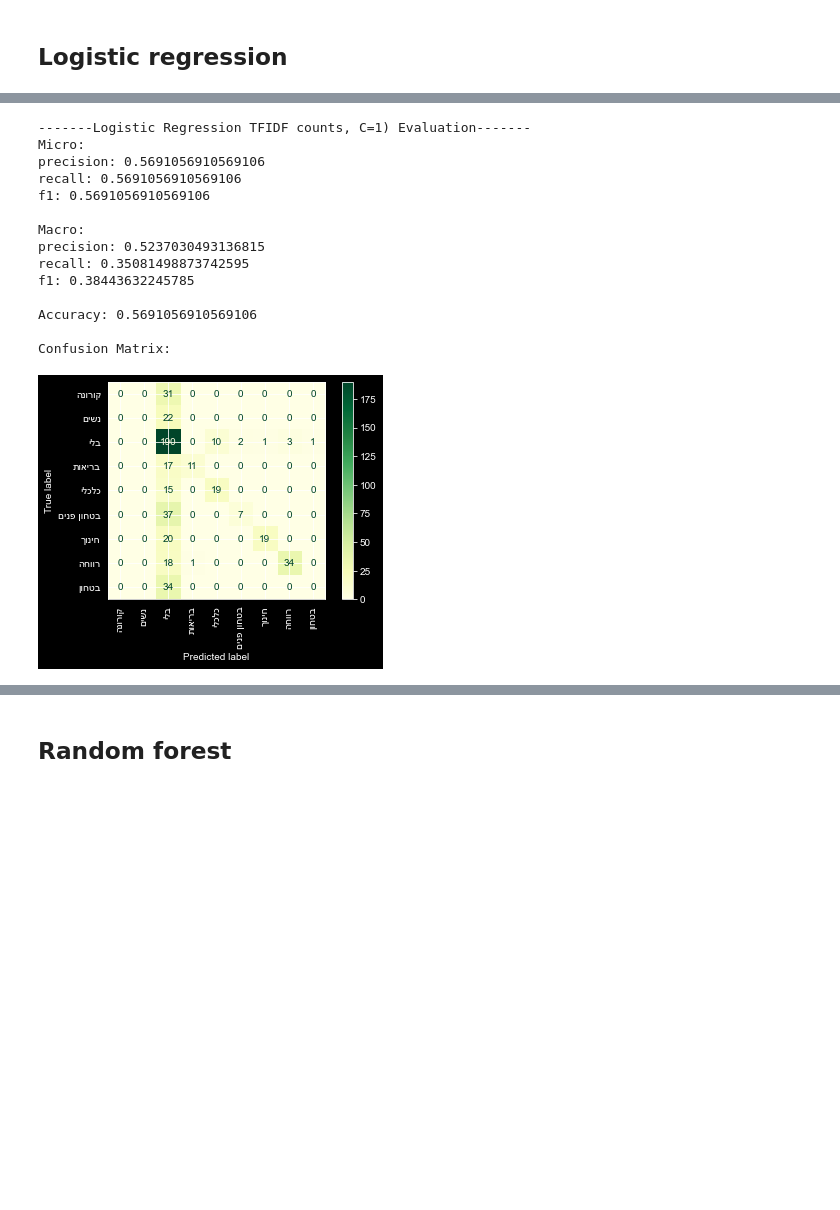
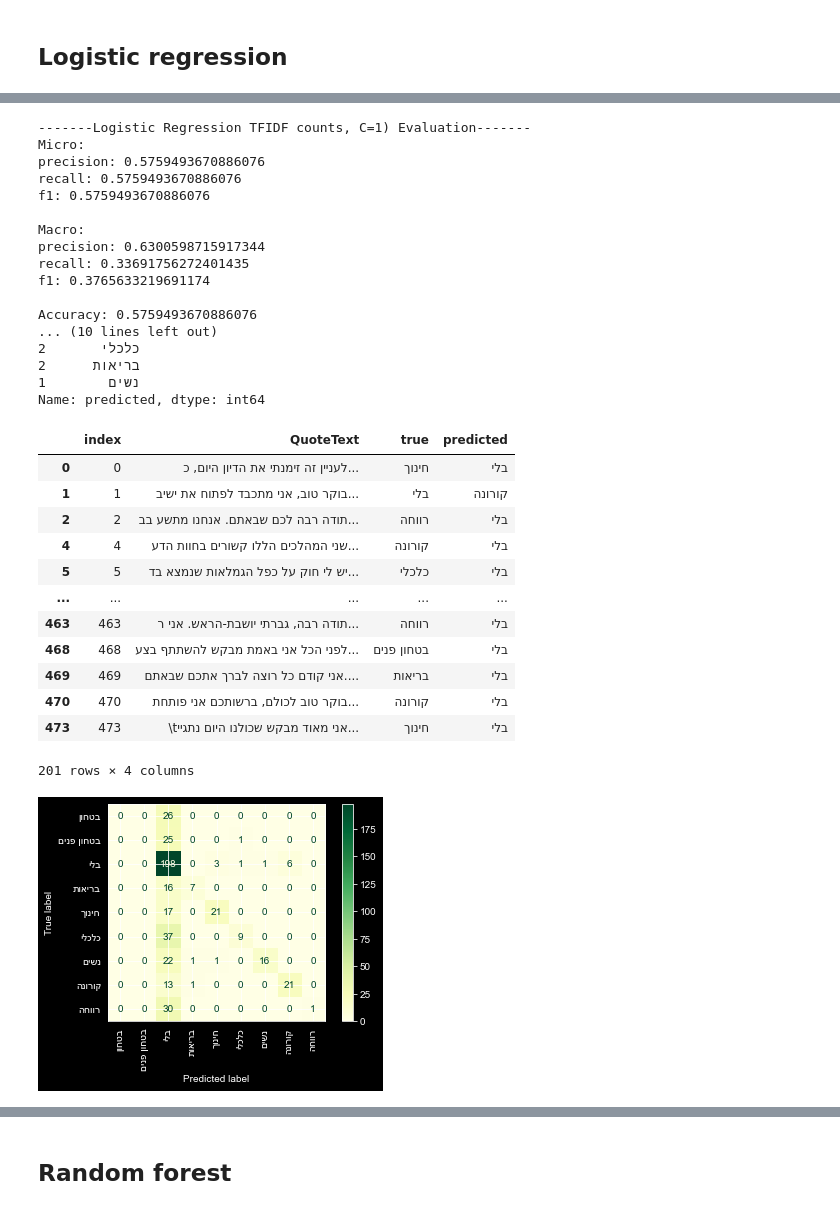
Before and after one commit to NitzanBarzilay/KnessetTopicClassification, a Jupyter notebook: notebooks/4 - Topic classification.ipynb, the cells around one changed output, grey strips where cells are left out. Cells and saved outputs as stored; diff of their text form; code cells hidden in the pictures; blank space fills up the shorter version.

Commit message:
classification models - phase 2

```diff
--- a/notebooks/4 - Topic classification.ipynb
+++ b/notebooks/4 - Topic classification.ipynb
@@ -13,6 +12,7 @@ from sklearn.metrics import confusion_matrix, precision_score, recall_score, f1_
 into training and test sets
 # %%
 df = pd.read_csv(f'../data/6 - Classification data/full_classification_df.csv')
+df.dropna(subset=['NonStopwordsQuoteText'],inplace=True)
 df.head()
 # %% [output]
 |  | Type | QuoteWordCount | QuoteLen | StartDate | Speaker | QuoteText | NonStopwordsQuoteText | Tag |
@@ -93,6 +93,6 @@ f1_macro: 0.43133888135140347
 # %% [markdown]
 #### Logistic Regression with TFIDF
 # %%
-logistic_tfidf_model, logistic_tfidf_predicted = cross_validate_and_save_model(LogisticRegression(), X_train_tfidf, y_train, X_test_tfidf, kf, scoring, 'logistic_tfidf_counts')
+logistic_tfidf_model, logistic_tfidf_predicted = cross_validate_and_save_model(LogisticRegression(), X_train_tfidf, y_train, X_test_tfidf, kf, scoring, 'logistic_tfidf_counts',1)
 # %% [output]
 cross validation scores (5fold) for logistic_tfidf_counts:
@@ -201,27 +201,7 @@ f1_macro: 0.29308442400727036
 # %% [markdown]
 # Evaluation
-# %%
-def evaluate(title,true_labels,predicted_labels):
-    import warnings
-    with warnings.catch_warnings():
-        warnings.simplefilter("ignore")
-        print(title)
-        prec_mic=precision_score(true_labels, predicted_labels, average="micro")
-        rec_mic=recall_score(true_labels, predicted_labels, average="micro")
-        f1_mic=f1_score(true_labels, predicted_labels, average="micro")
-        print(f"Micro:\nprecision: {prec_mic}\nrecall: {rec_mic}\nf1: {f1_mic}\n")
-
-        prec_mac=precision_score(true_labels, predicted_labels, average="macro")
-        rec_mac=recall_score(true_labels, predicted_labels,average="macro")
-        f1_mac=f1_score(true_labels, predicted_labels, average="macro")
-        print(f"Macro:\nprecision: {prec_mac}\nrecall: {rec_mac}\nf1: {f1_mac}\n")
-
-
-        acc=accuracy_score(true_labels, predicted_labels)
-        print(f"Accuracy: {acc}\n")
-
-        cm=confusion_matrix(true_labels, predicted_labels)
-        labels = [label[::-1] for label in ['קורונה','נשים','בלי','בריאות','כלכלי','בטחון פנים','חינוך','רווחה','בטחון']]
-        cmd = ConfusionMatrixDisplay(cm, display_labels=labels)
-        print("Confusion Matrix:")
-        cmd.plot(xticks_rotation=90, cmap="YlGn")
+# %%
+quotes = X_test.reset_index()
+quotes['true'] = y_test
+mat_tags = ['בטחון','בטחון פנים','בלי','בריאות','חינוך','כלכלי','נשים','קורונה','רווחה']
+quotes
@@ -284,19 +329,36 @@ Confusion Matrix:
 # %%
-evaluate("-------Logistic Regression TFIDF counts, C=1) Evaluation-------",y_test,logistic_tfidf_predicted)
+evaluate("-------Logistic Regression TFIDF counts, C=1) Evaluation-------",y_test,logistic_tfidf_predicted,mat_tags)
+get_confused_samples(quotes,logistic_tfidf_predicted)
 # %% [output]
 -------Logistic Regression TFIDF counts, C=1) Evaluation-------
 Micro:
-precision: 0.5691056910569106
-recall: 0.5691056910569106
-f1: 0.5691056910569106
+precision: 0.5759493670886076
+recall: 0.5759493670886076
+f1: 0.5759493670886076
 
 Macro:
-precision: 0.5237030493136815
-recall: 0.35081498873742595
-f1: 0.38443632245785
+precision: 0.6300598715917344
+recall: 0.33691756272401435
+f1: 0.3765633219691174
 
-Accuracy: 0.5691056910569106
-
-Confusion Matrix:
+Accuracy: 0.5759493670886076
+... (10 lines left out)
+כלכלי       2
+בריאות      2
+נשים        1
+Name: predicted, dtype: int64
+|  | index | QuoteText | true | predicted |
+| 0 | 0 | לעניין זה זימנתי את הדיון היום, כ... | חינוך | בלי |
+| 1 | 1 | בוקר טוב, אני מתכבד לפתוח את ישיב... | בלי | קורונה |
+| 2 | 2 | תודה רבה לכם שבאתם. אנחנו מתשע בב... | רווחה | בלי |
+| 4 | 4 | שני המהלכים הללו קשורים בחוות הדע... | קורונה | בלי |
+| 5 | 5 | יש לי חוק על כפל הגמלאות שנמצא בד... | כלכלי | בלי |
+| ... | ... | ... | ... | ... |
+| 463 | 463 | תודה רבה, גברתי יושבת-הראש. אני ר... | רווחה | בלי |
+| 468 | 468 | לפני הכל אני באמת מבקש להשתתף בצע... | בטחון פנים | בלי |
+| 469 | 469 | אני קודם כל רוצה לברך אתכם שבאתם.... | בריאות | בלי |
+| 470 | 470 | בוקר טוב לכולם, ברשותכם אני פותחת... | קורונה | בלי |
+| 473 | 473 | \tאני מאוד מבקש שכולנו היום נתגיי... | חינוך | בלי |
+201 rows × 4 columns
-[figure, old version]
+[figure, new version]
 # %%
```
Also changed, not shown: parts of 30 cells of this notebook, 37 other files.
